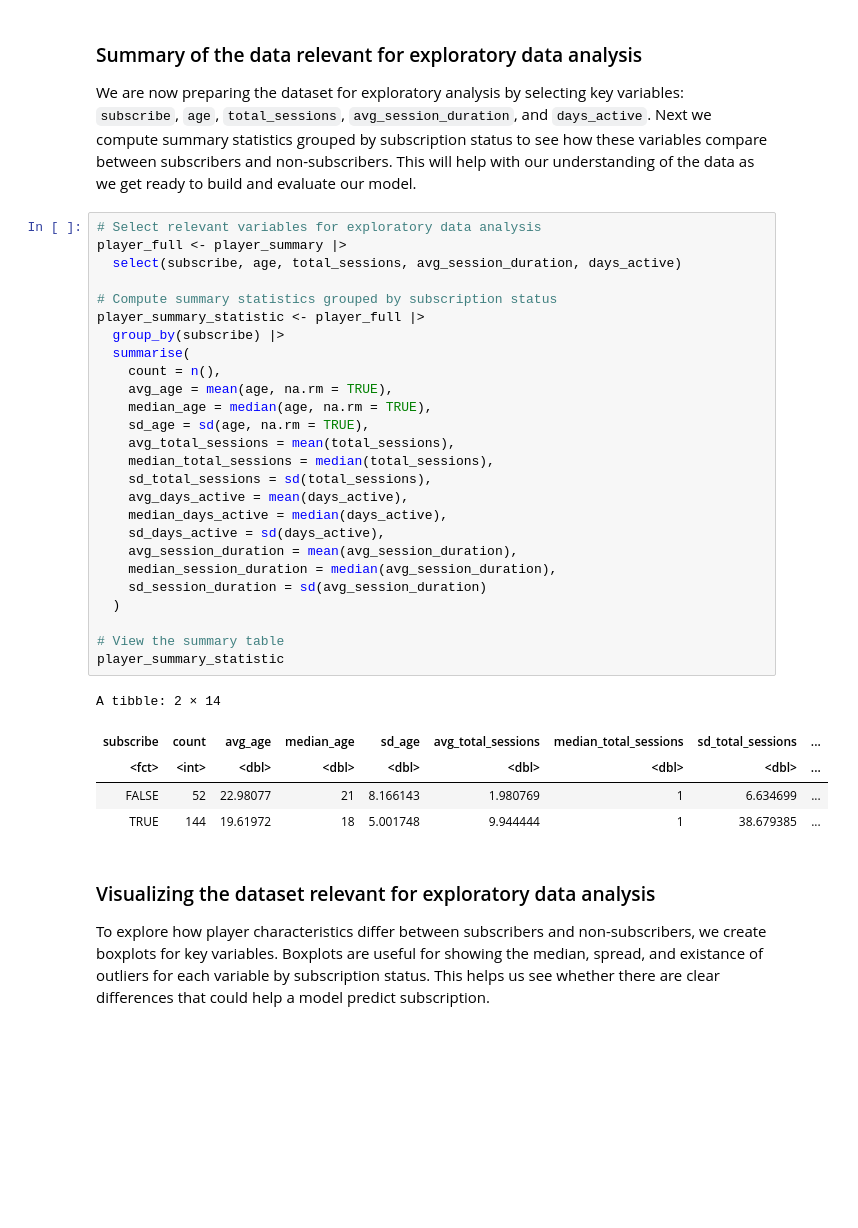
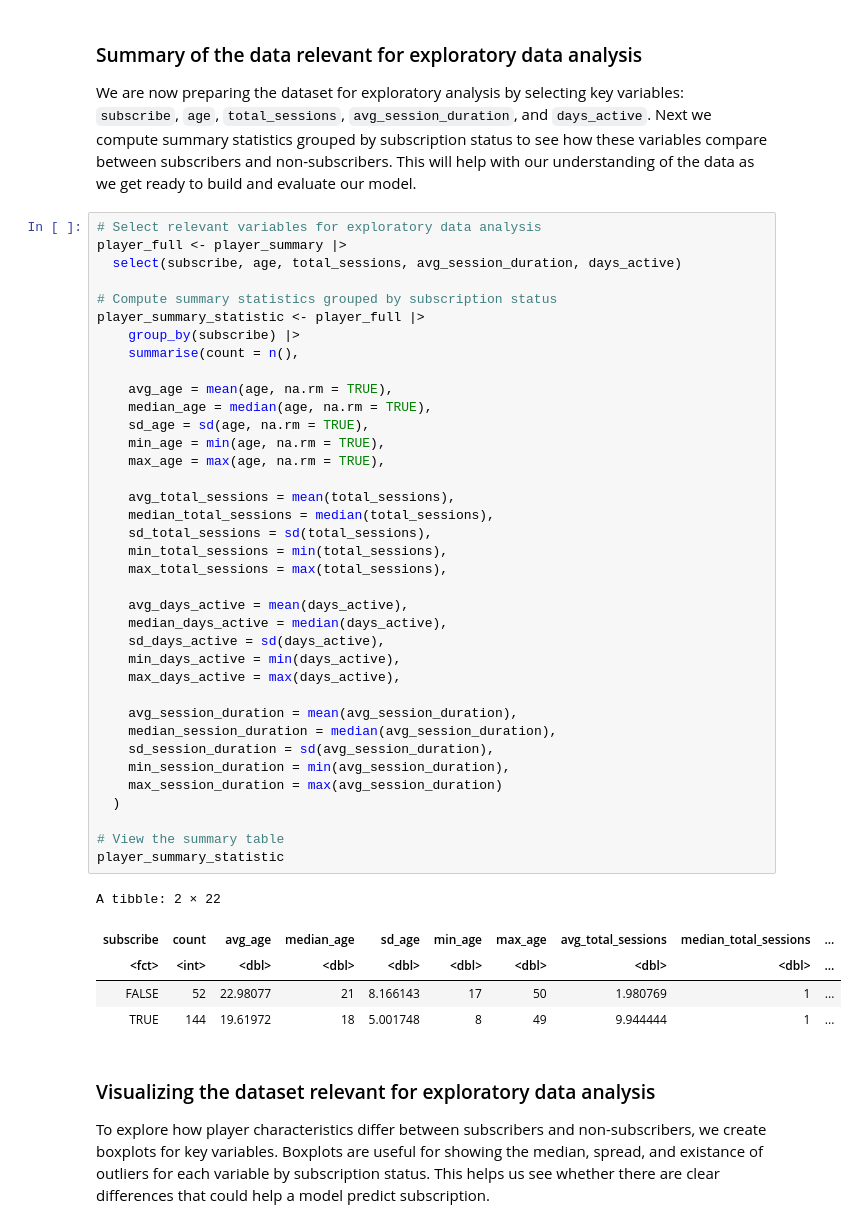
Before and after one commit to MitchellKehlerR/Minecraft_Final_Project, a Jupyter notebook: Minecraft_Project.ipynb, the cells around one changed output. Drawn from its saved outputs; the diff is of its cells as text; blank space fills up the shorter version.

```diff
--- a/Minecraft_Project.ipynb
+++ b/Minecraft_Project.ipynb
@@ -190,35 +232,46 @@ We are now preparing the dataset for exploratory analysis by selecting key varia
 # %%
 # Select relevant variables for exploratory data analysis
 player_full <- player_summary |>
   select(subscribe, age, total_sessions, avg_session_duration, days_active)
 
 # Compute summary statistics grouped by subscription status
 player_summary_statistic <- player_full |>
-  group_by(subscribe) |>
-  summarise(
-    count = n(),
+    group_by(subscribe) |>
+    summarise(count = n(),
+
     avg_age = mean(age, na.rm = TRUE),
     median_age = median(age, na.rm = TRUE),
     sd_age = sd(age, na.rm = TRUE),
+    min_age = min(age, na.rm = TRUE),
+    max_age = max(age, na.rm = TRUE),
+
     avg_total_sessions = mean(total_sessions),
     median_total_sessions = median(total_sessions),
     sd_total_sessions = sd(total_sessions),
+    min_total_sessions = min(total_sessions),
+    max_total_sessions = max(total_sessions),
+
     avg_days_active = mean(days_active),
     median_days_active = median(days_active),
     sd_days_active = sd(days_active),
+    min_days_active = min(days_active),
+    max_days_active = max(days_active),
+
     avg_session_duration = mean(avg_session_duration),
     median_session_duration = median(avg_session_duration),
-    sd_session_duration = sd(avg_session_duration)
+    sd_session_duration = sd(avg_session_duration),
+    min_session_duration = min(avg_session_duration),
+    max_session_duration = max(avg_session_duration)
   )
 
 # View the summary table
 player_summary_statistic
 # %% [output]
-A tibble: 2 × 14
+A tibble: 2 × 22
-| subscribe | count | avg_age | median_age | sd_age | avg_total_sessions | median_total_sessions | sd_total_sessions | ... |
-| <fct> | <int> | <dbl> | <dbl> | <dbl> | <dbl> | <dbl> | <dbl> | ... |
-| FALSE | 52 | 22.98077 | 21 | 8.166143 | 1.980769 | 1 | 6.634699 | ... |
-| TRUE | 144 | 19.61972 | 18 | 5.001748 | 9.944444 | 1 | 38.679385 | ... |
+| subscribe | count | avg_age | median_age | sd_age | min_age | max_age | avg_total_sessions | median_total_sessions | ... |
+| <fct> | <int> | <dbl> | <dbl> | <dbl> | <dbl> | <dbl> | <dbl> | <dbl> | ... |
+| FALSE | 52 | 22.98077 | 21 | 8.166143 | 17 | 50 | 1.980769 | 1 | ... |
+| TRUE | 144 | 19.61972 | 18 | 5.001748 | 8 | 49 | 9.944444 | 1 | ... |
 # %% [markdown]
 ### Visualizing the dataset relevant for exploratory data analysis
 
```
Also changed, not shown: parts of 5 cells of this notebook.
